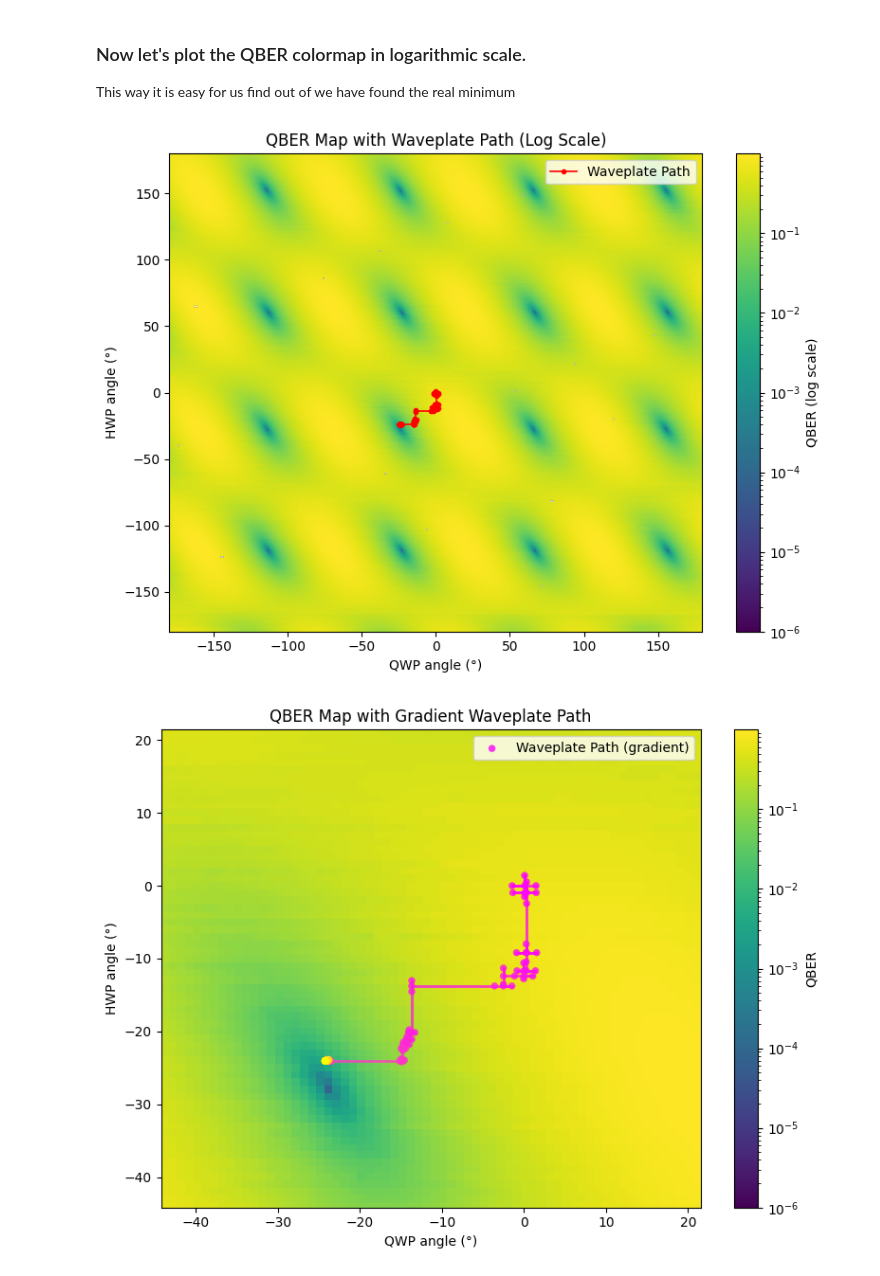
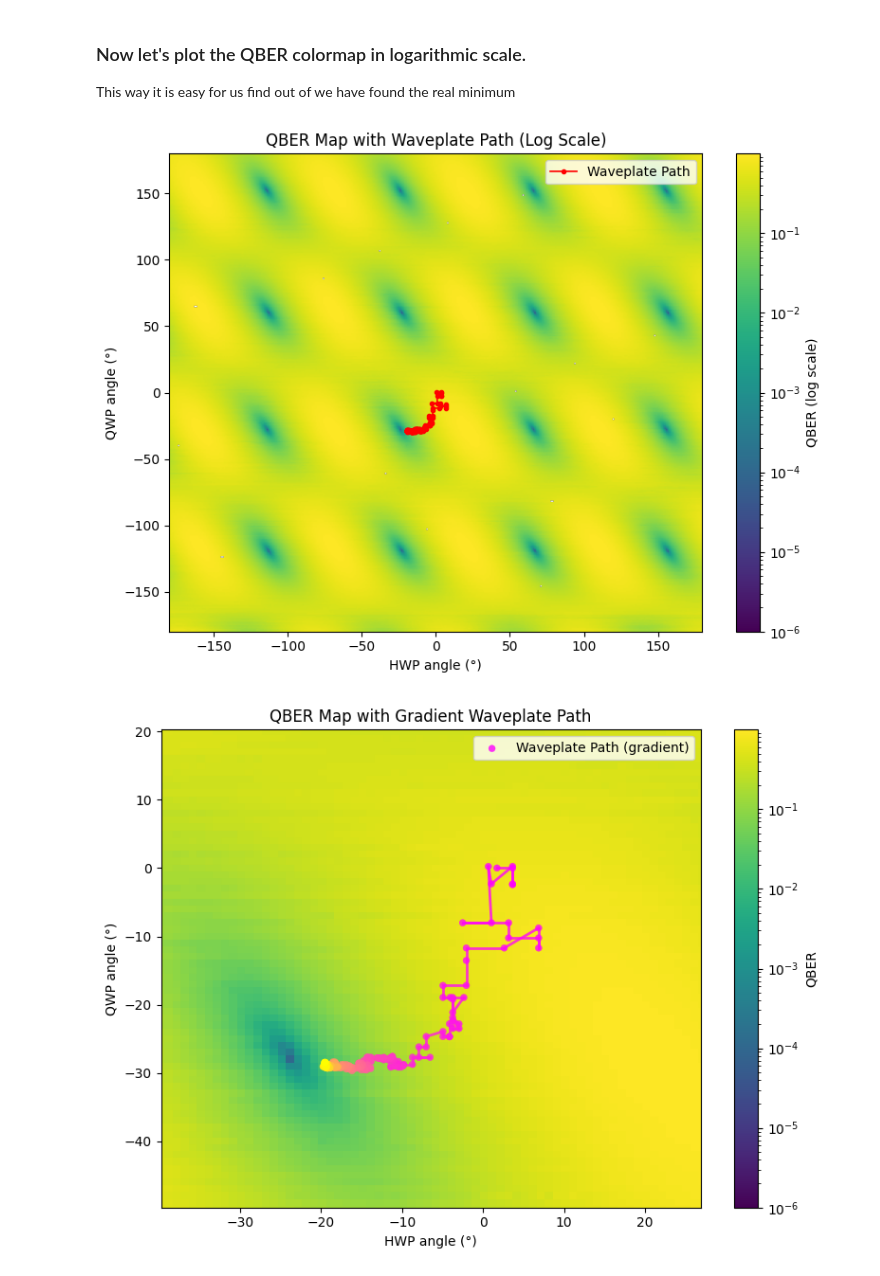
Before and after one commit to RaulLahoz/QBER_ActiveCompensation, a Jupyter notebook: Waveplate_Optimization_Path.ipynb, the cells around one changed output. Saved outputs shown, nothing was run; the diff lists cells and outputs as text; code cells hidden in the pictures.

```diff
--- a/Waveplate_Optimization_Path.ipynb
+++ b/Waveplate_Optimization_Path.ipynb
@@ -9,8 +9,8 @@ from matplotlib.colors import LogNorm
 # FILE PATHS
 
 path_qber = r"\\server\groups\ding\PROJECTS\QKD_Perovskites\Graphs_QBER_Compensation\20251204\map_qber_20251204.txt"
-path_positions = r"\\server\groups\ding\PROJECTS\QKD_Perovskites\Graphs_QBER_Compensation\20251201\ProblemSolved\Positions_WPs_CoordinateDescent_20251101_1619.txt" # CoordDescent
-# path_positions = r"\\server\groups\ding\PROJECTS\QKD_Perovskites\Graphs_QBER_Compensation\20251201\ProblemSolved\Positions_WPs_RandomMinimizer_20251201_1513.txt" # Random Minimizer
+# path_positions = r"\\server\groups\ding\PROJECTS\QKD_Perovskites\Graphs_QBER_Compensation\20251201\ProblemSolved\Positions_WPs_CoordinateDescent_20251101_1619.txt" # CoordDescent
+path_positions = r"\\server\groups\ding\PROJECTS\QKD_Perovskites\Graphs_QBER_Compensation\20251201\ProblemSolved\Positions_WPs_RandomMinimizer_20251201_1513.txt" # Random Minimizer
 # %%
 # -------------------------------------------------------
 # LOAD QBER MAP (angle_wp1, angle_wp2, qber)
@@ -206,14 +206,14 @@ plt.plot(
     label="Waveplate Path"
 )
 
-plt.xlabel("QWP angle (°)")
-plt.ylabel("HWP angle (°)")
+plt.xlabel("HWP angle (°)")
+plt.ylabel("QWP angle (°)")
 plt.title("QBER Map with Waveplate Path (Log Scale)")
 plt.legend()
 plt.tight_layout()
 plt.show()
 # %% [output]
-[figure, old version]
+[figure, new version]
 # %%
 # -------------------------------------------------------
 # MODERATE ZOOM PLOT AROUND THE WAVEPLATE PATH WITH GRADIENT
@@ -253,33 +253,33 @@ for i in range(len(path_wp1) - 1):
     plt.plot(
         [path_wp1[i], path_wp1[i+1]],
         [path_wp2[i], path_wp2[i+1]],
         color=cmap(norm(i)),
         linewidth=2,
         alpha=0.8,
         zorder=1
     )
 
 # Draw gradient points
 plt.scatter(
     path_wp1, path_wp2,
     c=np.arange(len(path_wp1)),
     cmap=colormap,
     s=25,
     linewidth=0.3,
     alpha=0.8,
     zorder=2,
     label="Waveplate Path (gradient)"
 )
 
 # Set zoom limits
 plt.xlim(xmin, xmax)
 plt.ylim(ymin, ymax)
 
-plt.xlabel("QWP angle (°)")
-plt.ylabel("HWP angle (°)")
+plt.xlabel("HWP angle (°)")
+plt.ylabel("QWP angle (°)")
 plt.title("QBER Map with Gradient Waveplate Path")
 plt.legend()
 plt.tight_layout()
 plt.show()
 # %% [output]
-[figure, old version]
+[figure, new version]
```
Also changed, not shown: parts of 3 cells of this notebook.
